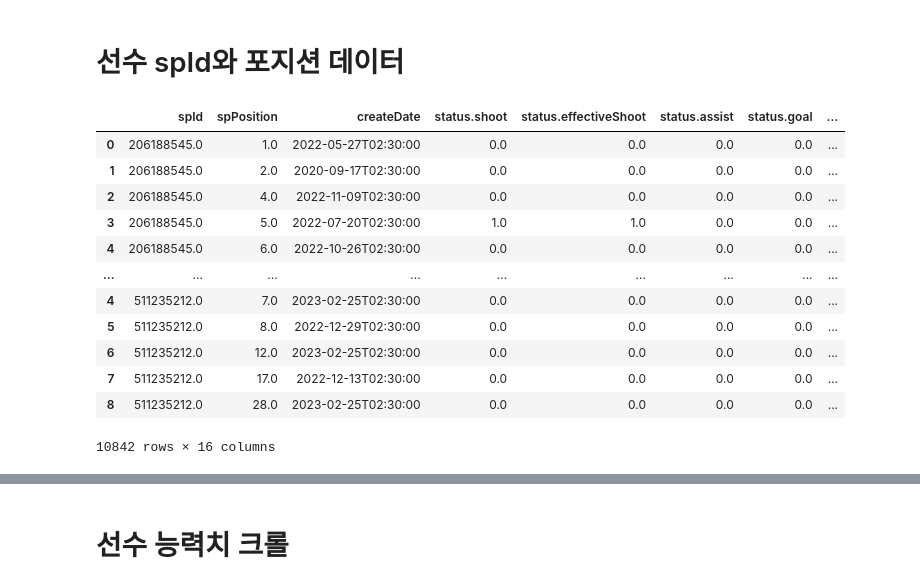
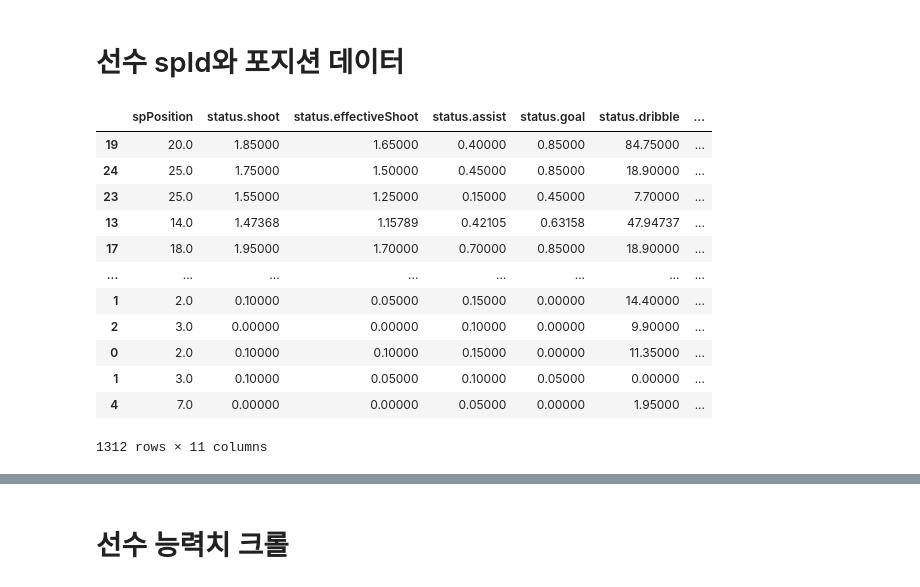
Before and after one commit to jikukjs/FiFa4_API_project, a Jupyter notebook: final_code.ipynb, the cells around one changed output, grey strips where cells are left out. Saved outputs shown, nothing was run; the diff lists cells and outputs as text; code cells hidden in the pictures.

```diff
--- a/final_code.ipynb
+++ b/final_code.ipynb
@@ -74,24 +74,23 @@ def rankers_players_record(Id_Po):
     return players_data
 # %%
 rankers_players_data = rankers_players_record(all_players_spId_position(striker_players))
-rankers_players_data
-#recent_rankers_players_data = rankers_players_data.query("createDate.str.startswith('2023')")
-# recent_rankers_players_record =  pd.concat([recent_rankers_players_data.iloc[:,1], recent_rankers_players_data.iloc[:,3:13]], axis=1)
-# recent_rankers_players_record
+recent_rankers_players_data = rankers_players_data.query("createDate.str.startswith('2023') and `status.matchCount` >= 15")
+recent_rankers_players_record =  pd.concat([recent_rankers_players_data.iloc[:,1], recent_rankers_players_data.iloc[:,3:13]], axis=1)
+recent_rankers_players_record
 # %% [output]
-|  | spId | spPosition | createDate | status.shoot | status.effectiveShoot | status.assist | status.goal | ... |
-| 0 | 206188545.0 | 1.0 | 2022-05-27T02:30:00 | 0.0 | 0.0 | 0.0 | 0.0 | ... |
-| 1 | 206188545.0 | 2.0 | 2020-09-17T02:30:00 | 0.0 | 0.0 | 0.0 | 0.0 | ... |
-| 2 | 206188545.0 | 4.0 | 2022-11-09T02:30:00 | 0.0 | 0.0 | 0.0 | 0.0 | ... |
-| 3 | 206188545.0 | 5.0 | 2022-07-20T02:30:00 | 1.0 | 1.0 | 0.0 | 0.0 | ... |
-| 4 | 206188545.0 | 6.0 | 2022-10-26T02:30:00 | 0.0 | 0.0 | 0.0 | 0.0 | ... |
-| ... | ... | ... | ... | ... | ... | ... | ... | ... |
-| 4 | 511235212.0 | 7.0 | 2023-02-25T02:30:00 | 0.0 | 0.0 | 0.0 | 0.0 | ... |
-| 5 | 511235212.0 | 8.0 | 2022-12-29T02:30:00 | 0.0 | 0.0 | 0.0 | 0.0 | ... |
-| 6 | 511235212.0 | 12.0 | 2023-02-25T02:30:00 | 0.0 | 0.0 | 0.0 | 0.0 | ... |
-| 7 | 511235212.0 | 17.0 | 2022-12-13T02:30:00 | 0.0 | 0.0 | 0.0 | 0.0 | ... |
-| 8 | 511235212.0 | 28.0 | 2023-02-25T02:30:00 | 0.0 | 0.0 | 0.0 | 0.0 | ... |
+|  | spPosition | status.shoot | status.effectiveShoot | status.assist | status.goal | status.dribble | ... |
+| 19 | 20.0 | 1.85000 | 1.65000 | 0.40000 | 0.85000 | 84.75000 | ... |
+| 24 | 25.0 | 1.75000 | 1.50000 | 0.45000 | 0.85000 | 18.90000 | ... |
+| 23 | 25.0 | 1.55000 | 1.25000 | 0.15000 | 0.45000 | 7.70000 | ... |
+| 13 | 14.0 | 1.47368 | 1.15789 | 0.42105 | 0.63158 | 47.94737 | ... |
+| 17 | 18.0 | 1.95000 | 1.70000 | 0.70000 | 0.85000 | 18.90000 | ... |
+| ... | ... | ... | ... | ... | ... | ... | ... |
+| 1 | 2.0 | 0.10000 | 0.05000 | 0.15000 | 0.00000 | 14.40000 | ... |
+| 2 | 3.0 | 0.00000 | 0.00000 | 0.10000 | 0.00000 | 9.90000 | ... |
+| 0 | 2.0 | 0.10000 | 0.10000 | 0.15000 | 0.00000 | 11.35000 | ... |
+| 1 | 3.0 | 0.10000 | 0.05000 | 0.10000 | 0.05000 | 0.00000 | ... |
+| 4 | 7.0 | 0.00000 | 0.00000 | 0.05000 | 0.00000 | 1.95000 | ... |
-10842 rows × 16 columns
+1312 rows × 11 columns
 # %%
 rankers_players_data.info()
 # %% [output]
```
Also changed, not shown: parts of 5 cells of this notebook.
